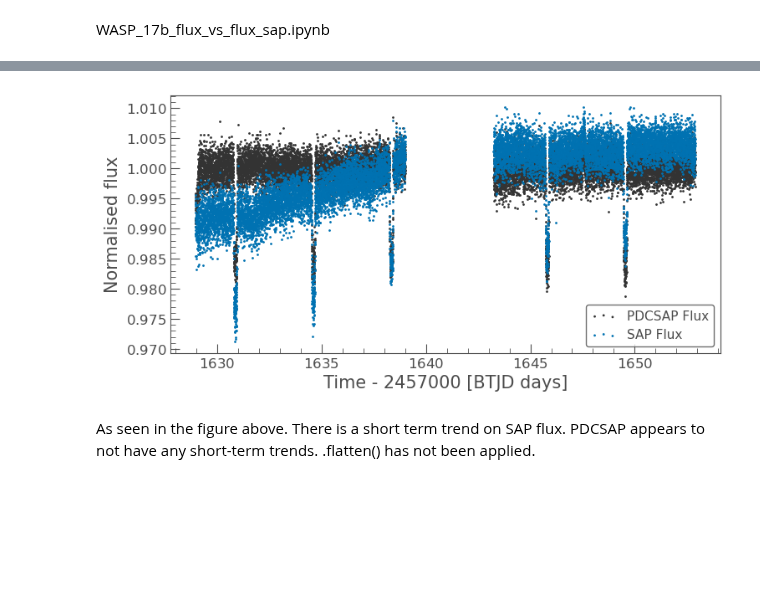
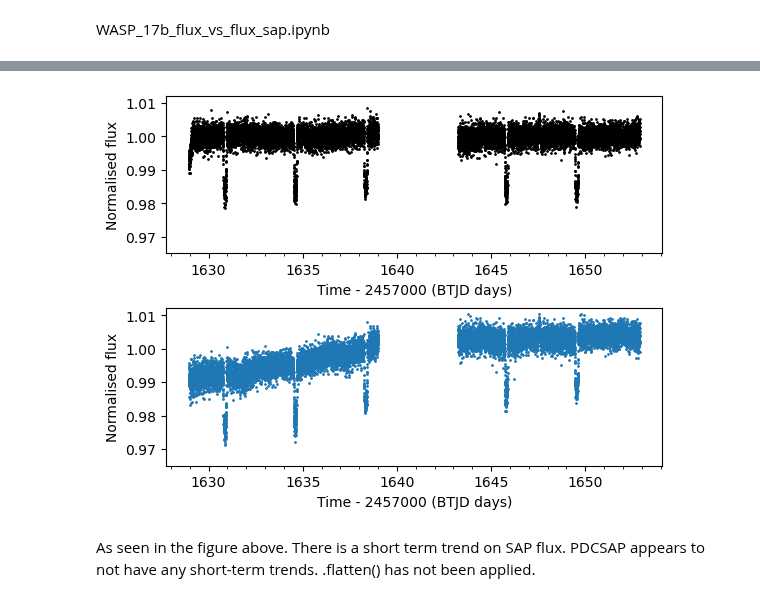
Before and after one commit to hrwakeford/MSci2022_TESS, a Jupyter notebook: WASP_17b/WASP_17b_flux_vs_flux_sap.ipynb, the cells around one changed output, grey strips where cells are left out. Saved outputs shown, nothing was run; the diff lists cells and outputs as text; code cells hidden in the pictures; blank space fills up the shorter version.

```diff
--- a/WASP_17b/WASP_17b_flux_vs_flux_sap.ipynb
+++ b/WASP_17b/WASP_17b_flux_vs_flux_sap.ipynb
@@ -82,14 +84,23 @@ TessLightCurve length=13936 LABEL="TIC 66818296" SECTOR=12 AUTHOR=SPOC FLUX_ORIG
 # plt.xlabel('Time [days]')
 # plt.ylabel('Normalized Flux')
 # plt.show()
-# %%
-
-ax = lc.scatter(label='PDCSAP Flux', normalize=True, ylabel="Normalised flux")
-lc.scatter(column='sap_flux', normalize=True, label='SAP Flux', ax=ax, ylabel="Normalised flux")
-
-plt.show()
-# %% [output]
-[figure, removed]
+# %%
+fig, axs = plt.subplots(2)
+yes = lc.scatter(label='PDCSAP Flux', ax=axs[0], normalize=True, ylabel="Normalised flux", color='black')
+lc.scatter(column='sap_flux', ax=axs[1], normalize=True, label='SAP Flux', ylabel="Normalised flux")
+axs[0].set_ylim(0.965, 1.012)
+axs[1].set_ylim(0.965, 1.012)
+axs[0].get_legend().remove()
+axs[1].get_legend().remove()
+axs[0].set_xlabel("Time - 2457000 (BTJD days)")
+axs[1].set_xlabel("Time - 2457000 (BTJD days)")
+
+axs[0].xaxis.set_minor_locator(tck.AutoMinorLocator())
+axs[1].xaxis.set_minor_locator(tck.AutoMinorLocator())
+fig.subplots_adjust(hspace=0.35)
+plt.show()
+# %% [output]
+[figure, added]
 # %% [markdown]
 As seen in the figure above. There is a short term trend on SAP flux. PDCSAP appears to not have any short-term trends. .flatten() has not been applied.
 # %%
```
Also changed, not shown: parts of 3 cells of this notebook, 4 other files.
